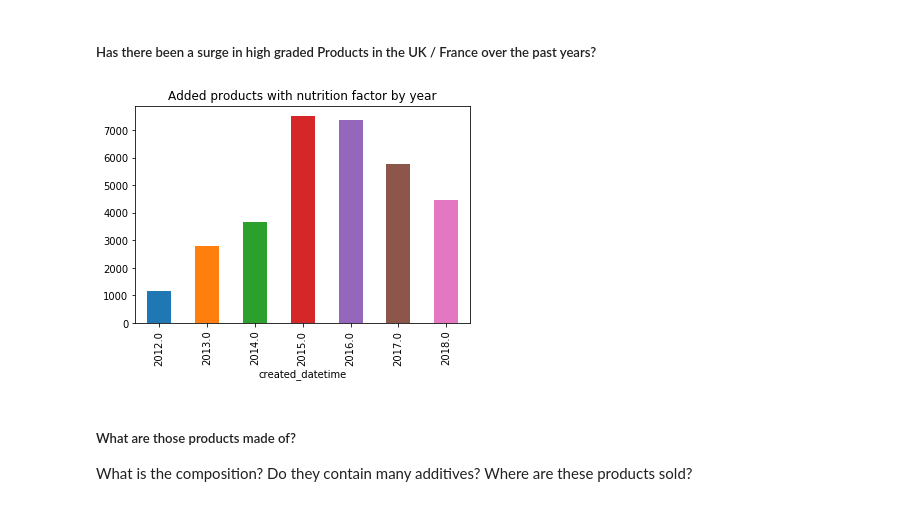
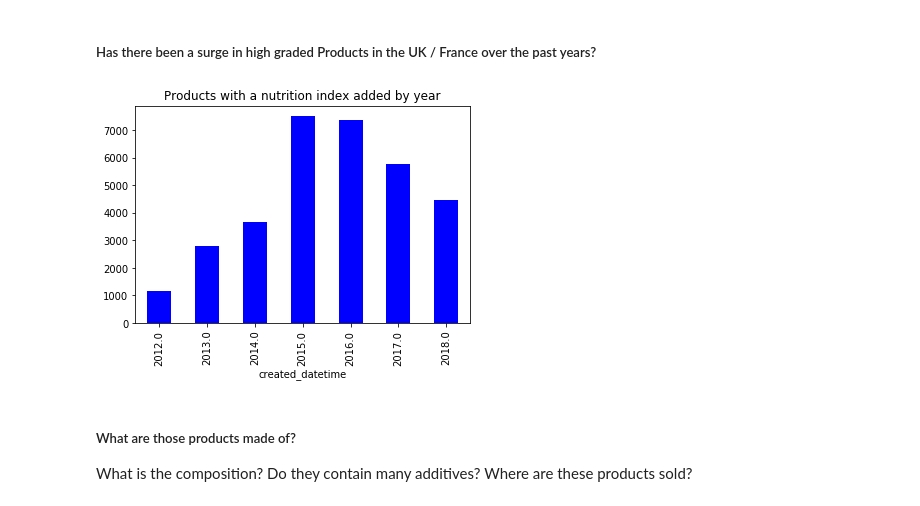
Before and after one commit to RedHotDataProject/Project_ADA, a Jupyter notebook: Open Food Facts - Explore data.ipynb, the cells around one changed output. Drawn from its saved outputs; the diff is of its cells as text; code cells hidden in the pictures.

```diff
--- a/Open Food Facts - Explore data.ipynb
+++ b/Open Food Facts - Explore data.ipynb
@@ -230,12 +230,12 @@ nutrition_over_time = nutrition_fr.sort_values(by = 'created_datetime')
 # %%
 ax = nutrition_over_time["created_datetime"]\
         .groupby(nutrition_over_time["created_datetime"].dt.year)\
         .count()\
-        .plot(kind="bar")
-plt.title('Added products with nutrition factor by year')
+        .plot(kind="bar", color = 'b')
+plt.title('Products with a nutrition index added by year')
 plt.show()
 # %% [output]
-[figure, old version]
+[figure, new version]
 # %% [markdown]
 ##### What are those products made of?
 What is the composition? Do they contain many additives?  Where are these products sold?
```
Also changed, not shown: parts of 2 cells of this notebook.
